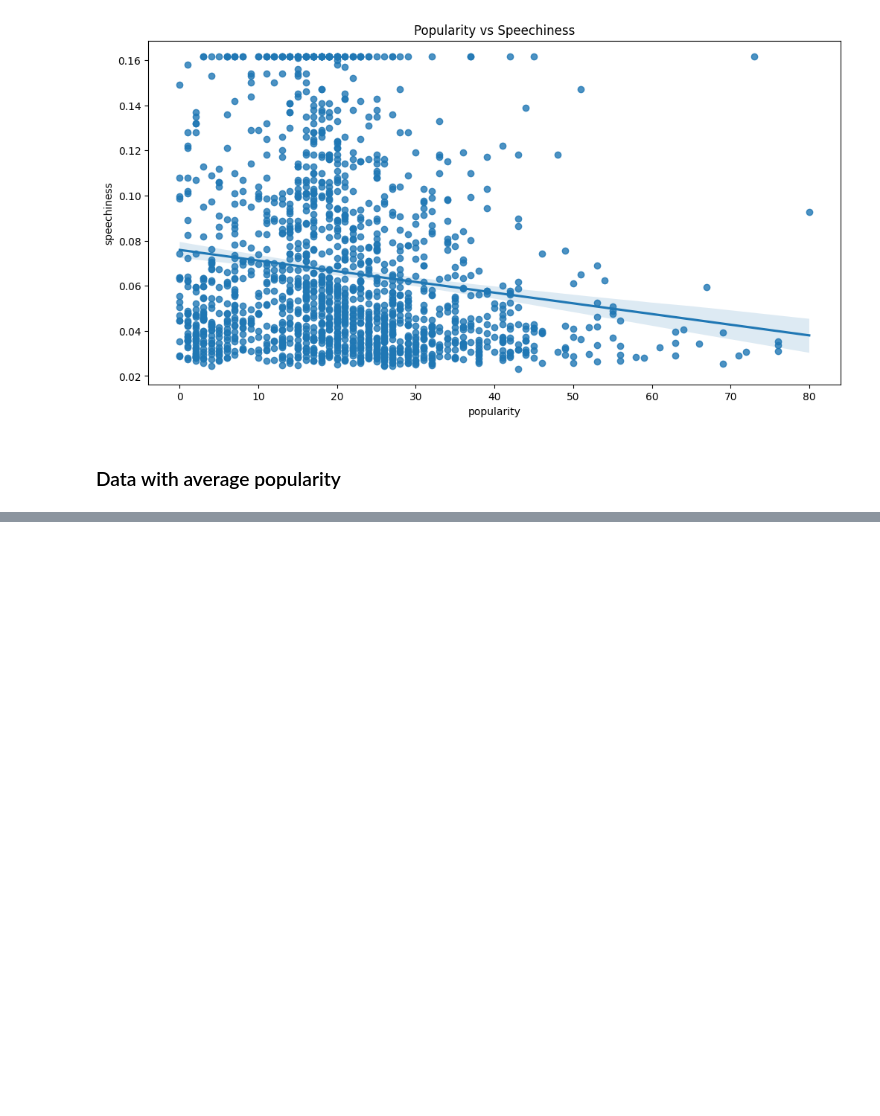
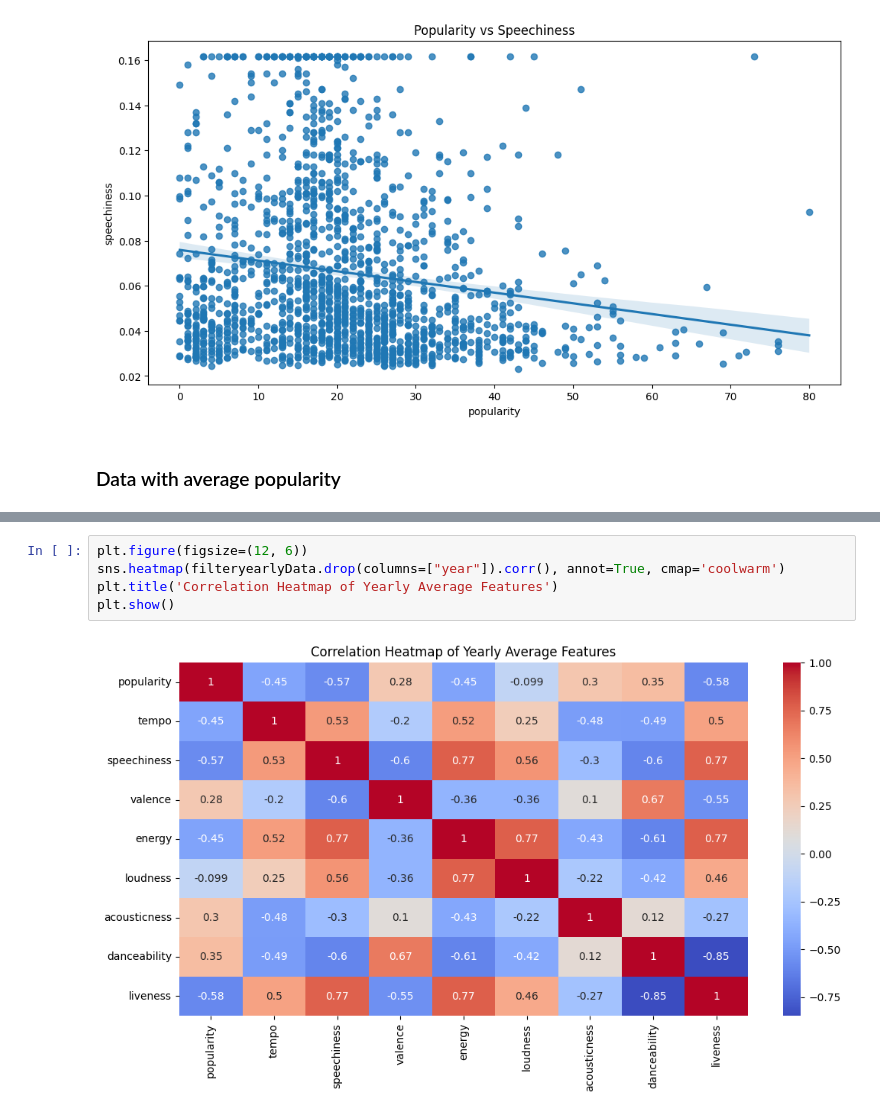
Before and after one commit to ShakyaSangam/spotify-ml-analysis, a Jupyter notebook: spotify.ipynb, the cells around one changed output, grey strips where cells are left out. Drawn from its saved outputs; the diff is of its cells as text; blank space fills up the shorter version.

```diff
--- a/spotify.ipynb
+++ b/spotify.ipynb
@@ -440,0 +469,7 @@ plt.show()
+# %%
+plt.figure(figsize=(12, 6))
+sns.heatmap(filteryearlyData.drop(columns=["year"]).corr(), annot=True, cmap='coolwarm')
+plt.title('Correlation Heatmap of Yearly Average Features')
+plt.show()
+# %% [output]
+[figure, added]
```
Also changed, not shown: parts of 7 cells of this notebook.
